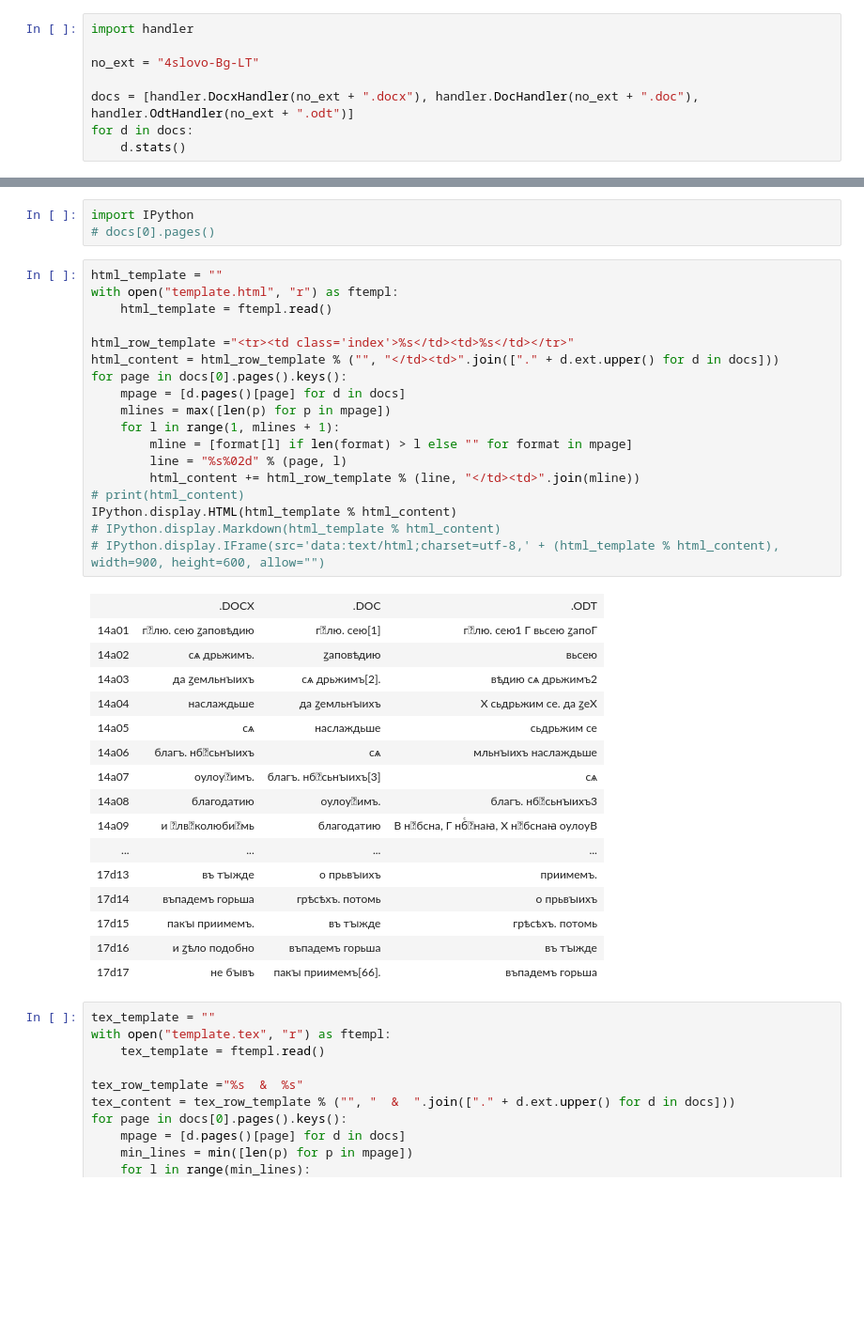
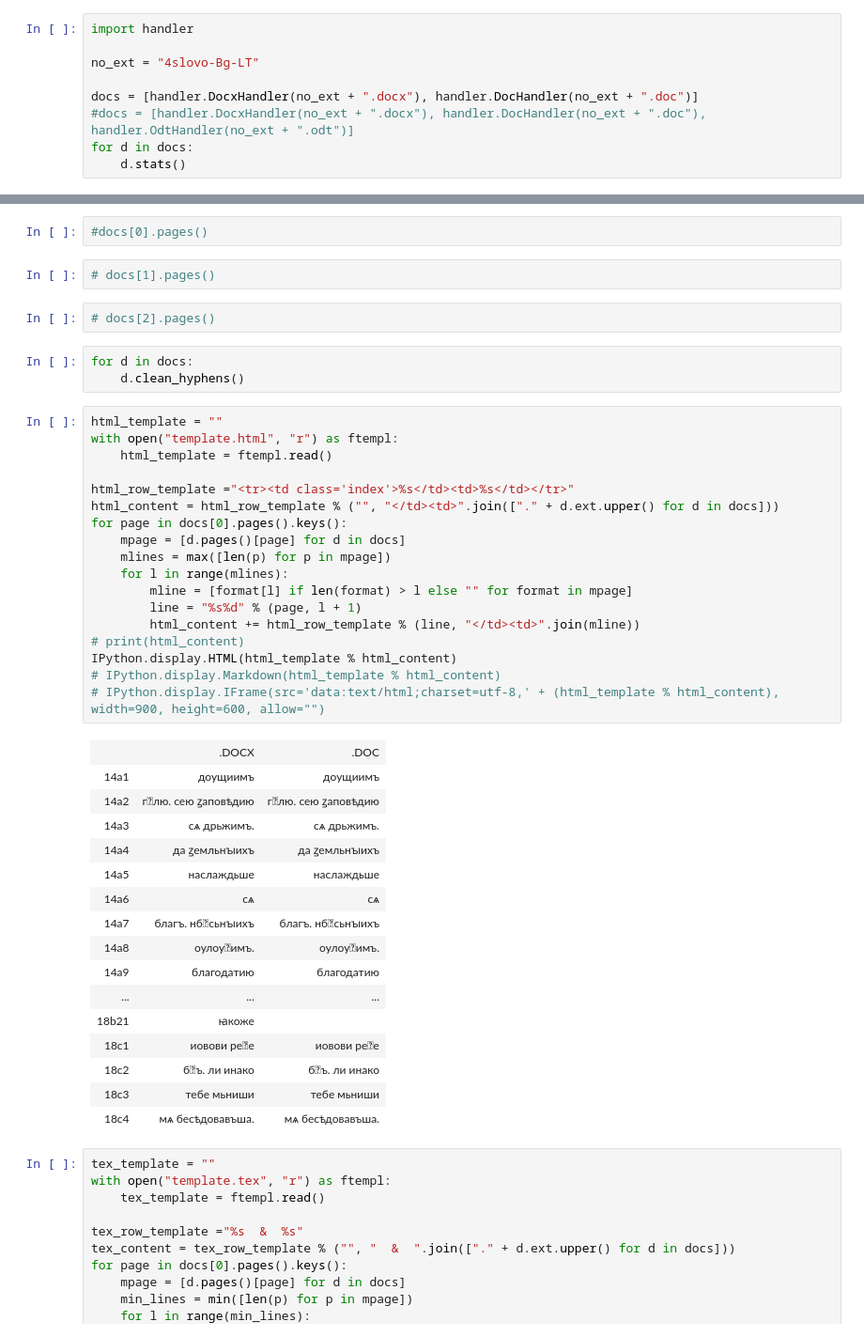
Before and after one commit to mapto/UchitelnoEvangelie, a Jupyter notebook: vocab_extractor.ipynb, the cells around one changed output, grey strips where cells are left out. Shown at 94% size. Cells and saved outputs as stored; diff of their text form; blank space fills up the shorter version.

Commit message:
Cleaned up content and extraction; dropped .odt support due to dirty import

```diff
--- a/vocab_extractor.ipynb
+++ b/vocab_extractor.ipynb
@@ -3,7 +3,8 @@ import handler
 
 no_ext = "4slovo-Bg-LT"
 
-docs = [handler.DocxHandler(no_ext + ".docx"), handler.DocHandler(no_ext + ".doc"), handler.OdtHandler(no_ext + ".odt")]
+docs = [handler.DocxHandler(no_ext + ".docx"), handler.DocHandler(no_ext + ".doc")]
+#docs = [handler.DocxHandler(no_ext + ".docx"), handler.DocHandler(no_ext + ".doc"), handler.OdtHandler(no_ext + ".odt")]
 for d in docs:
     d.stats()
 # %% [output]
@@ -21,41 +22,47 @@ column rows: 14a: 26; 14b: 26; 14c: 27; 14d: 24; 15a: 26; 15b: 25; 15c: 26; 15d:
 # %%
-import IPython
-# docs[0].pages()
+#docs[0].pages()
+# %%
+# docs[1].pages()
+# %%
+# docs[2].pages()
+# %%
+for d in docs:
+    d.clean_hyphens()
 # %%
 html_template = ""
 with open("template.html", "r") as ftempl:
     html_template = ftempl.read()
 
 html_row_template ="<tr><td class='index'>%s</td><td>%s</td></tr>"
 html_content = html_row_template % ("", "</td><td>".join(["." + d.ext.upper() for d in docs]))
 for page in docs[0].pages().keys():
     mpage = [d.pages()[page] for d in docs]
     mlines = max([len(p) for p in mpage])
-    for l in range(1, mlines + 1):
+    for l in range(mlines):
         mline = [format[l] if len(format) > l else "" for format in mpage]
-        line = "%s%02d" % (page, l)
+        line = "%s%d" % (page, l + 1)
         html_content += html_row_template % (line, "</td><td>".join(mline))
 # print(html_content)
 IPython.display.HTML(html_template % html_content)
 # IPython.display.Markdown(html_template % html_content)
 # IPython.display.IFrame(src='data:text/html;charset=utf-8,' + (html_template % html_content), width=900, height=600, allow="")
 # %% [output]
-|  | .DOCX | .DOC | .ODT |
-| 14a01 | глю. сею ꙁаповѣдию | глю. сею[1] | глю. сею1 Г вьсею ꙁапоГ |
-| 14a02 | сѧ дрьжимъ. | ꙁаповѣдию | вьсею |
-| 14a03 | да ꙁемльнꙑихъ | сѧ дрьжимъ[2]. | вѣдию сѧ дрьжимъ2 |
-| 14a04 | наслаждьше | да ꙁемльнꙑихъ | Х сьдрьжим се. да ꙁеХ |
-| 14a05 | сѧ | наслаждьше | сьдрьжим се |
-| 14a06 | благъ. нбсьнꙑихъ | сѧ | мльнꙑихъ наслаждьше |
-| 14a07 | ѹлѹимъ. | благъ. нбсьнꙑихъ[3] | сѧ |
-| 14a08 | благодатию | ѹлѹимъ. | благъ. нбсьнꙑихъ3 |
-| 14a09 | и лвколюбимь | благодатию | В нбсна, Г нбⷭнаꙗ, Х нбснаꙗ ѹлѹВ |
-| ... | ... | ... | ... |
-| 17d13 | въ тꙑжде | о прьвꙑихъ | приимемъ. |
-| 17d14 | въпадемъ горьша | грѣсѣхъ. потомь | о прьвꙑихъ |
-| 17d15 | пакꙑ приимемъ. | въ тꙑжде | грѣсѣхъ. потомь |
-| 17d16 | и ꙁѣло подобно | въпадемъ горьша | въ тꙑжде |
-| 17d17 | не бꙑвъ | пакꙑ приимемъ[66]. | въпадемъ горьша |
+|  | .DOCX | .DOC |
+| 14a1 | дѹщиимъ | дѹщиимъ |
+| 14a2 | глю. сею ꙁаповѣдию | глю. сею ꙁаповѣдию |
+| 14a3 | сѧ дрьжимъ. | сѧ дрьжимъ. |
+| 14a4 | да ꙁемльнꙑихъ | да ꙁемльнꙑихъ |
+| 14a5 | наслаждьше | наслаждьше |
+| 14a6 | сѧ | сѧ |
+| 14a7 | благъ. нбсьнꙑихъ | благъ. нбсьнꙑихъ |
+| 14a8 | ѹлѹимъ. | ѹлѹимъ. |
+| 14a9 | благодатию | благодатию |
+| ... | ... | ... |
+| 18b21 | ꙗкоже |  |
+| 18c1 | иовови рее | иовови рее |
+| 18c2 | бъ. ли инако | бъ. ли инако |
+| 18c3 | тебе мьниши | тебе мьниши |
+| 18c4 | мѧ бесѣдовавъша. | мѧ бесѣдовавъша. |
 # %%
 tex_template = ""
 with open("template.tex", "r") as ftempl:
```
Also changed, not shown: parts of 3 cells of this notebook, 1 other file.
